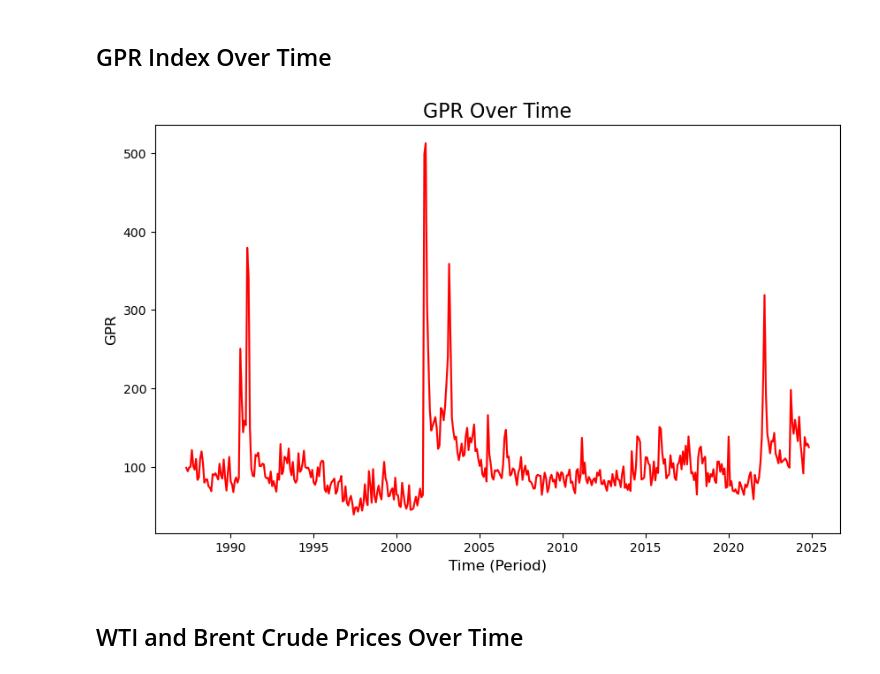
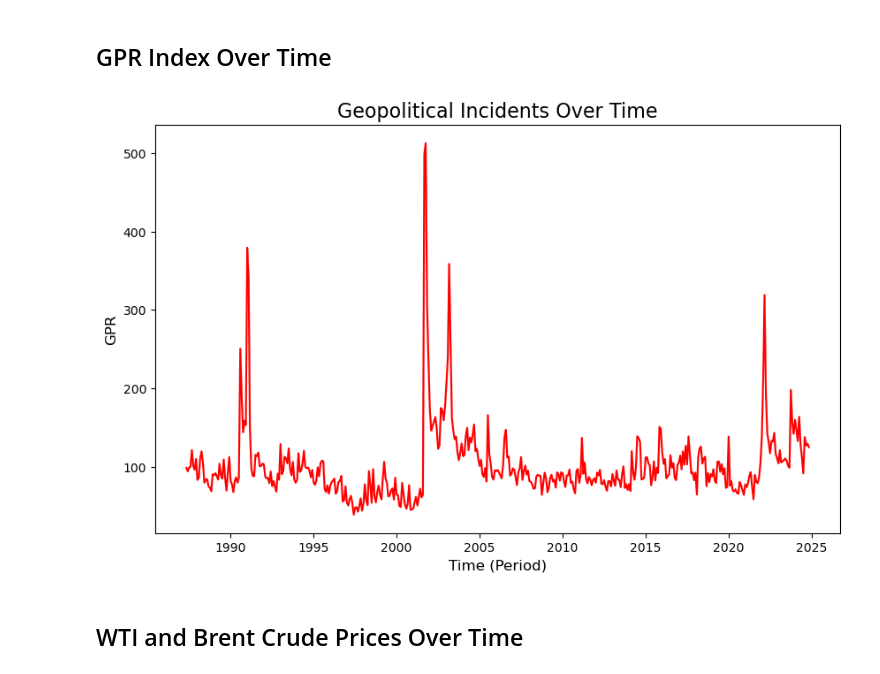
Before and after one commit to Sraavi1/data-wrangling-final-project, a Jupyter notebook: code/notebooks/02_data_analysis.ipynb, the cells around one changed output. Cells and saved outputs as stored; diff of their text form; code cells hidden in the pictures.

```diff
--- a/code/notebooks/02_data_analysis.ipynb
+++ b/code/notebooks/02_data_analysis.ipynb
@@ -23,16 +23,16 @@ gpr_price['period'] = pd.to_datetime(gpr_price['period'])
 # %%
 # create a line chart to visualize GPR over time
 
 plt.figure(figsize=(10, 6))
 sns.lineplot(x = gpr_price['period'], y = gpr_price['GPR'], color='red')
 
 plt.xlabel('Time (Period)', fontsize = 12)
 plt.ylabel('GPR', fontsize = 12)
-plt.title('GPR Over Time', fontsize = 16)
+plt.title('Geopolitical Incidents Over Time', fontsize = 16)
 
 plt.show()
 # %% [output]
-[figure, old version]
+[figure, new version]
 # %% [markdown]
 ## WTI and Brent Crude Prices Over Time
 # %%
```
Also changed, not shown: parts of 10 cells of this notebook, 10 other files.
